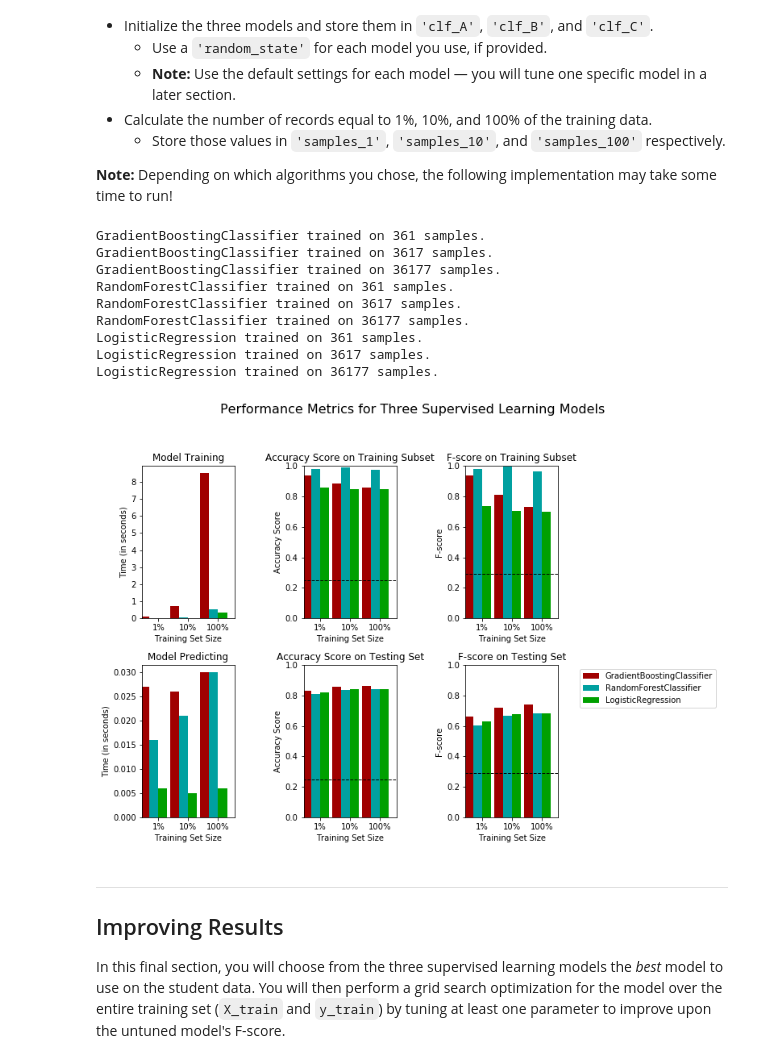
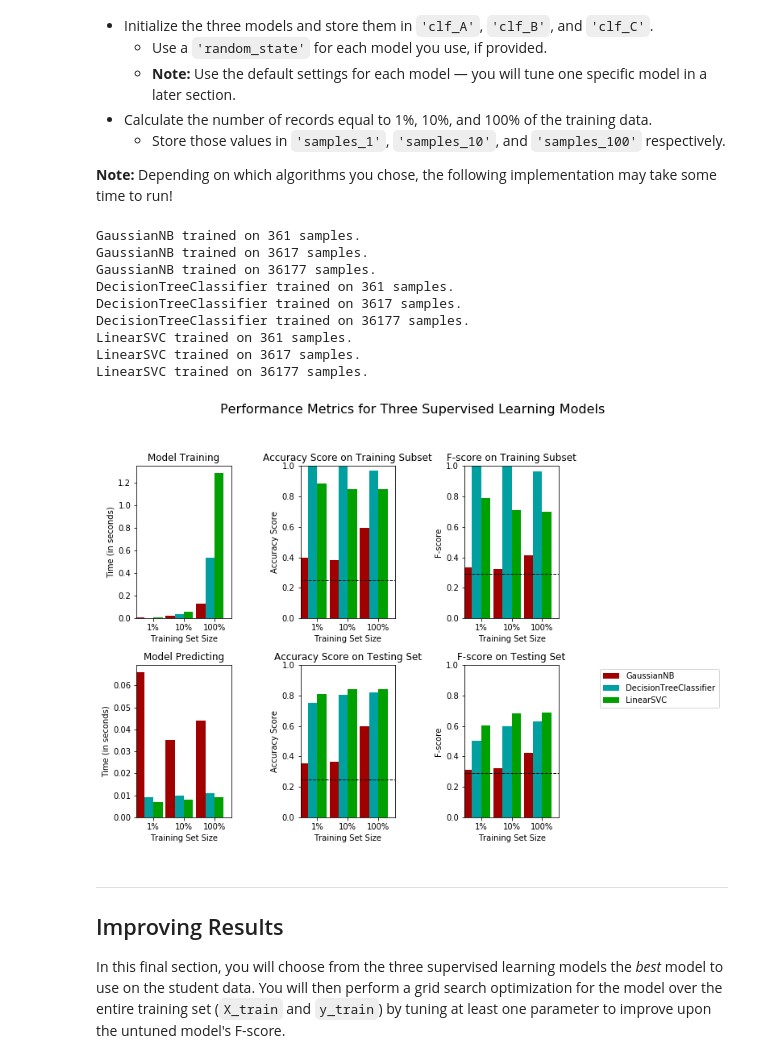
Before and after one commit to ohnmar30/finding_donars, a Jupyter notebook: finding_donors.ipynb, the cells around one changed output. Cells and saved outputs as stored; diff of their text form; code cells hidden in the pictures.

```diff
--- a/finding_donors.ipynb
+++ b/finding_donors.ipynb
@@ -161,7 +161,8 @@ Additionally, as with the non-numeric features, we need to convert the non-numer
    - Set records with "<=50K" to `0` and records with ">50K" to `1`.
 # %%
 # TODO: One-hot encode the 'features_log_minmax_transform' data using pandas.get_dummies()
-features_final = pd.get_dummies(features_raw)
+#features_final = pd.get_dummies(features_raw)
+features_final = pd.get_dummies(features_log_minmax_transform)
 
 # TODO: Encode the 'income_raw' data to numerical values
 income = income_raw.apply(lambda x: x == '>50K')
@@ -360,45 +369,45 @@ In the code cell, you will need to implement the following:
 **Note:** Depending on which algorithms you chose, the following implementation may take some time to run!
 # %%
 # TODO: Import the three supervised learning models from sklearn
-from sklearn.ensemble import RandomForestClassifier
-from sklearn.ensemble import GradientBoostingClassifier
-from sklearn.linear_model import LogisticRegression
+from sklearn.naive_bayes import GaussianNB
+from sklearn.tree import DecisionTreeClassifier
+from sklearn.svm import LinearSVC
 
 # TODO: Initialize the three models
-clf_A = GradientBoostingClassifier(random_state=42)
-clf_B = RandomForestClassifier(random_state=42)
-clf_C = LogisticRegression(random_state=42)
+clf_A = GaussianNB()
+clf_B = DecisionTreeClassifier(random_state=100)
+clf_C = LinearSVC(random_state=100)
 
 # TODO: Calculate the number of samples for 1%, 10%, and 100% of the training data
 # HINT: samples_100 is the entire training set i.e. len(y_train)
 # HINT: samples_10 is 10% of samples_100 (ensure to set the count of the values to be `int` and not `float`)
 # HINT: samples_1 is 1% of samples_100 (ensure to set the count of the values to be `int` and not `float`)
 samples_100 = len(y_train)
 samples_10 = int(len(y_train)*10/100)
 samples_1 = int(len(y_train)/100)
 
 # Collect results on the learners
 results = {}
 for clf in [clf_A, clf_B, clf_C]:
     clf_name = clf.__class__.__name__
     results[clf_name] = {}
     for i, samples in enumerate([samples_1, samples_10, samples_100]):
         results[clf_name][i] = \
         train_predict(clf, samples, X_train, y_train, X_test, y_test)
 
 # Run metrics visualization for the three supervised learning models chosen
 vs.evaluate(results, accuracy, fscore)
 # %% [output]
-GradientBoostingClassifier trained on 361 samples.
-GradientBoostingClassifier trained on 3617 samples.
-GradientBoostingClassifier trained on 36177 samples.
-RandomForestClassifier trained on 361 samples.
-RandomForestClassifier trained on 3617 samples.
-RandomForestClassifier trained on 36177 samples.
-LogisticRegression trained on 361 samples.
-LogisticRegression trained on 3617 samples.
-LogisticRegression trained on 36177 samples.
+GaussianNB trained on 361 samples.
+GaussianNB trained on 3617 samples.
+GaussianNB trained on 36177 samples.
+DecisionTreeClassifier trained on 361 samples.
+DecisionTreeClassifier trained on 3617 samples.
+DecisionTreeClassifier trained on 36177 samples.
+LinearSVC trained on 361 samples.
+LinearSVC trained on 3617 samples.
+LinearSVC trained on 36177 samples.
-[figure, old version]
+[figure, new version]
 # %% [markdown]
 ----
 ## Improving Results
```
Also changed, not shown: parts of 11 cells of this notebook, 1 other file.
